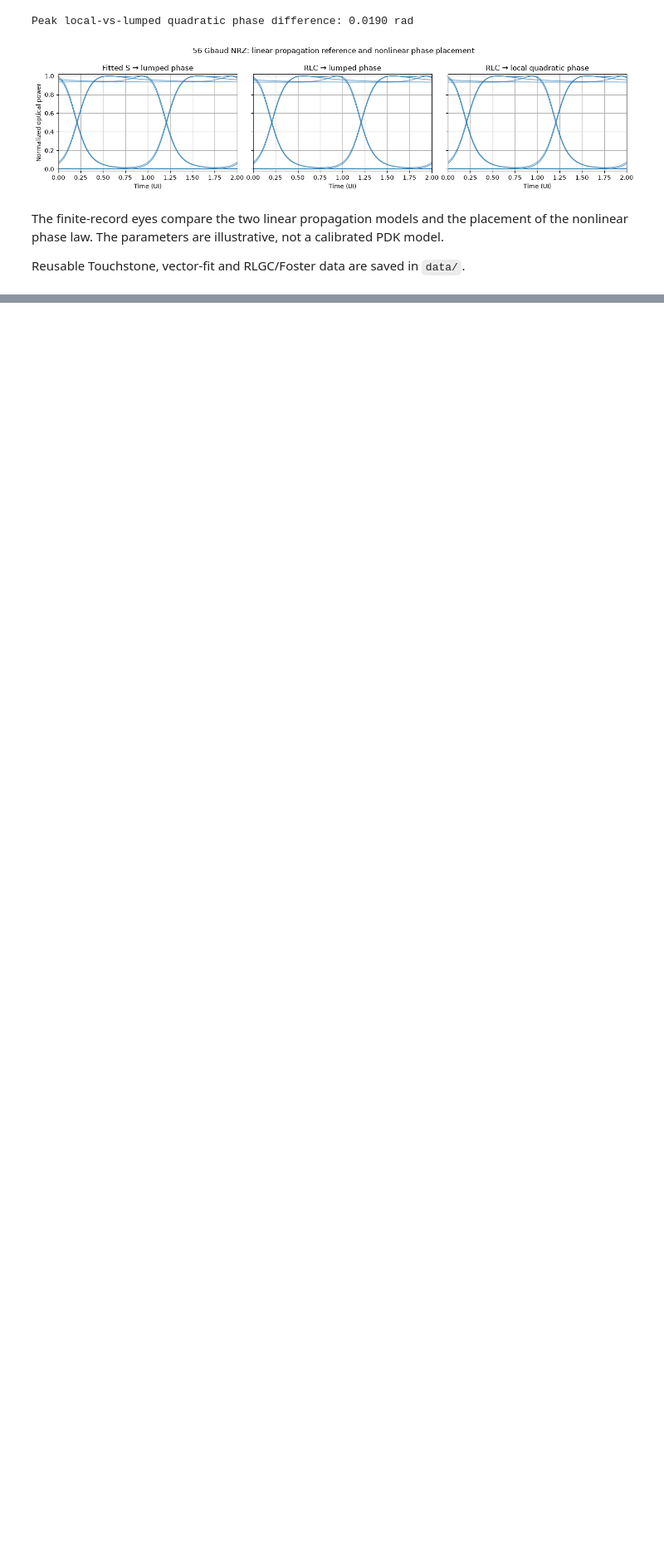
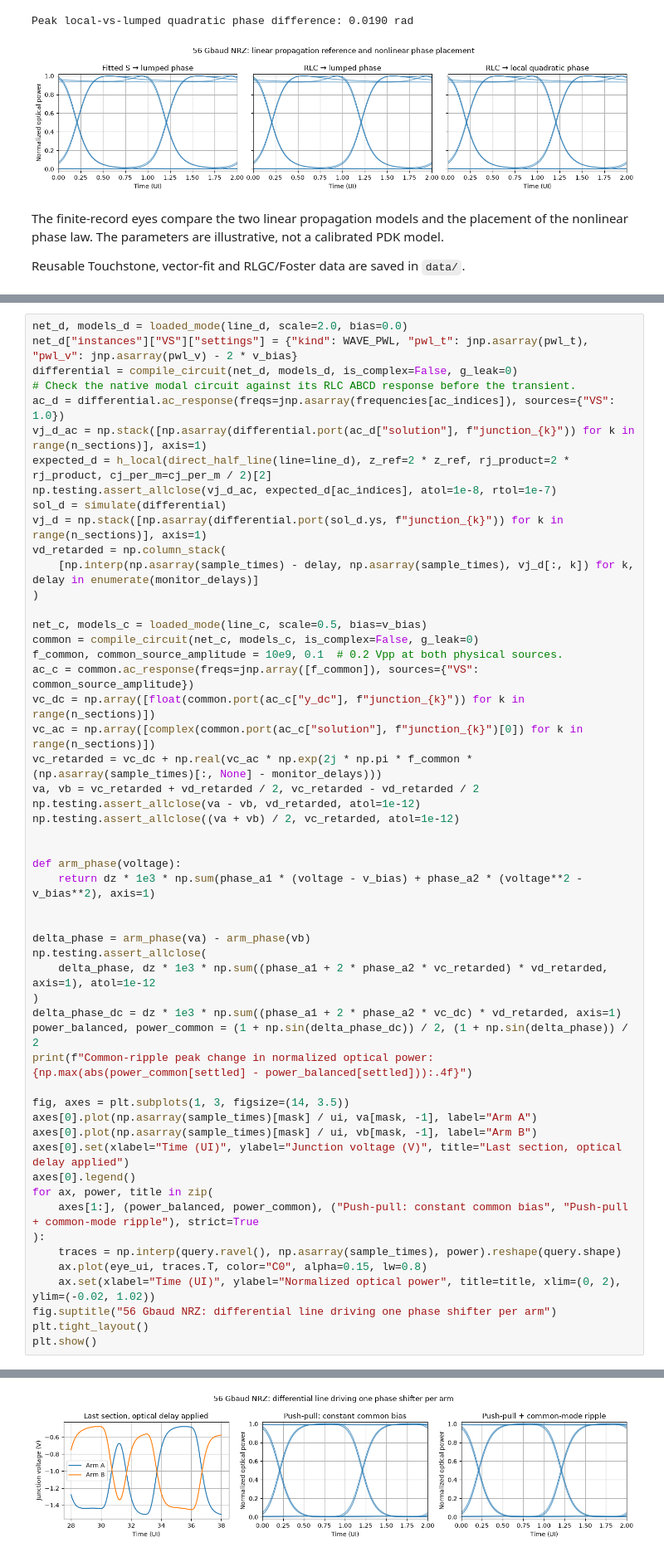
Before and after one commit to gdsfactory/circulax, a Jupyter notebook: examples/photonic/traveling_wave_mzm_reference.ipynb, the cells around one changed output, grey strips where cells are left out. Shown at 83% size. Cells and saved outputs as stored; diff of their text form; blank space fills up the shorter version.

```diff
--- a/examples/photonic/traveling_wave_mzm_reference.ipynb
+++ b/examples/photonic/traveling_wave_mzm_reference.ipynb
@@ -404,0 +495,54 @@ Reusable Touchstone, vector-fit and RLGC/Foster data are saved in `data/`.
+# %%
+net_d, models_d = loaded_mode(line_d, scale=2.0, bias=0.0)
+net_d["instances"]["VS"]["settings"] = {"kind": WAVE_PWL, "pwl_t": jnp.asarray(pwl_t), "pwl_v": jnp.asarray(pwl_v) - 2 * v_bias}
+differential = compile_circuit(net_d, models_d, is_complex=False, g_leak=0)
+# Check the native modal circuit against its RLC ABCD response before the transient.
+ac_d = differential.ac_response(freqs=jnp.asarray(frequencies[ac_indices]), sources={"VS": 1.0})
+vj_d_ac = np.stack([np.asarray(differential.port(ac_d["solution"], f"junction_{k}")) for k in range(n_sections)], axis=1)
+expected_d = h_local(direct_half_line(line=line_d), z_ref=2 * z_ref, rj_product=2 * rj_product, cj_per_m=cj_per_m / 2)[2]
+np.testing.assert_allclose(vj_d_ac, expected_d[ac_indices], atol=1e-8, rtol=1e-7)
+sol_d = simulate(differential)
+vj_d = np.stack([np.asarray(differential.port(sol_d.ys, f"junction_{k}")) for k in range(n_sections)], axis=1)
+vd_retarded = np.column_stack(
+    [np.interp(np.asarray(sample_times) - delay, np.asarray(sample_times), vj_d[:, k]) for k, delay in enumerate(monitor_delays)]
+)
+
+net_c, models_c = loaded_mode(line_c, scale=0.5, bias=v_bias)
+common = compile_circuit(net_c, models_c, is_complex=False, g_leak=0)
+f_common, common_source_amplitude = 10e9, 0.1  # 0.2 Vpp at both physical sources.
+ac_c = common.ac_response(freqs=jnp.array([f_common]), sources={"VS": common_source_amplitude})
+vc_dc = np.array([float(common.port(ac_c["y_dc"], f"junction_{k}")) for k in range(n_sections)])
+vc_ac = np.array([complex(common.port(ac_c["solution"], f"junction_{k}")[0]) for k in range(n_sections)])
+vc_retarded = vc_dc + np.real(vc_ac * np.exp(2j * np.pi * f_common * (np.asarray(sample_times)[:, None] - monitor_delays)))
+va, vb = vc_retarded + vd_retarded / 2, vc_retarded - vd_retarded / 2
+np.testing.assert_allclose(va - vb, vd_retarded, atol=1e-12)
+np.testing.assert_allclose((va + vb) / 2, vc_retarded, atol=1e-12)
+
+
+def arm_phase(voltage):
+    return dz * 1e3 * np.sum(phase_a1 * (voltage - v_bias) + phase_a2 * (voltage**2 - v_bias**2), axis=1)
+
+
+delta_phase = arm_phase(va) - arm_phase(vb)
+np.testing.assert_allclose(
+    delta_phase, dz * 1e3 * np.sum((phase_a1 + 2 * phase_a2 * vc_retarded) * vd_retarded, axis=1), atol=1e-12
+)
+delta_phase_dc = dz * 1e3 * np.sum((phase_a1 + 2 * phase_a2 * vc_dc) * vd_retarded, axis=1)
+power_balanced, power_common = (1 + np.sin(delta_phase_dc)) / 2, (1 + np.sin(delta_phase)) / 2
+print(f"Common-ripple peak change in normalized optical power: {np.max(abs(power_common[settled] - power_balanced[settled])):.4f}")
+
+fig, axes = plt.subplots(1, 3, figsize=(14, 3.5))
+axes[0].plot(np.asarray(sample_times)[mask] / ui, va[mask, -1], label="Arm A")
+axes[0].plot(np.asarray(sample_times)[mask] / ui, vb[mask, -1], label="Arm B")
+axes[0].set(xlabel="Time (UI)", ylabel="Junction voltage (V)", title="Last section, optical delay applied")
+axes[0].legend()
+for ax, power, title in zip(
+    axes[1:], (power_balanced, power_common), ("Push-pull: constant common bias", "Push-pull + common-mode ripple"), strict=True
+):
+    traces = np.interp(query.ravel(), np.asarray(sample_times), power).reshape(query.shape)
+    ax.plot(eye_ui, traces.T, color="C0", alpha=0.15, lw=0.8)
+    ax.set(xlabel="Time (UI)", ylabel="Normalized optical power", title=title, xlim=(0, 2), ylim=(-0.02, 1.02))
+fig.suptitle("56 Gbaud NRZ: differential line driving one phase shifter per arm")
+plt.tight_layout()
+plt.show()
+# %% [output]
@@ -404,0 +550 @@ Reusable Touchstone, vector-fit and RLGC/Foster data are saved in `data/`.
+[figure, added]
```
Also changed, not shown: parts of 6 cells of this notebook.
